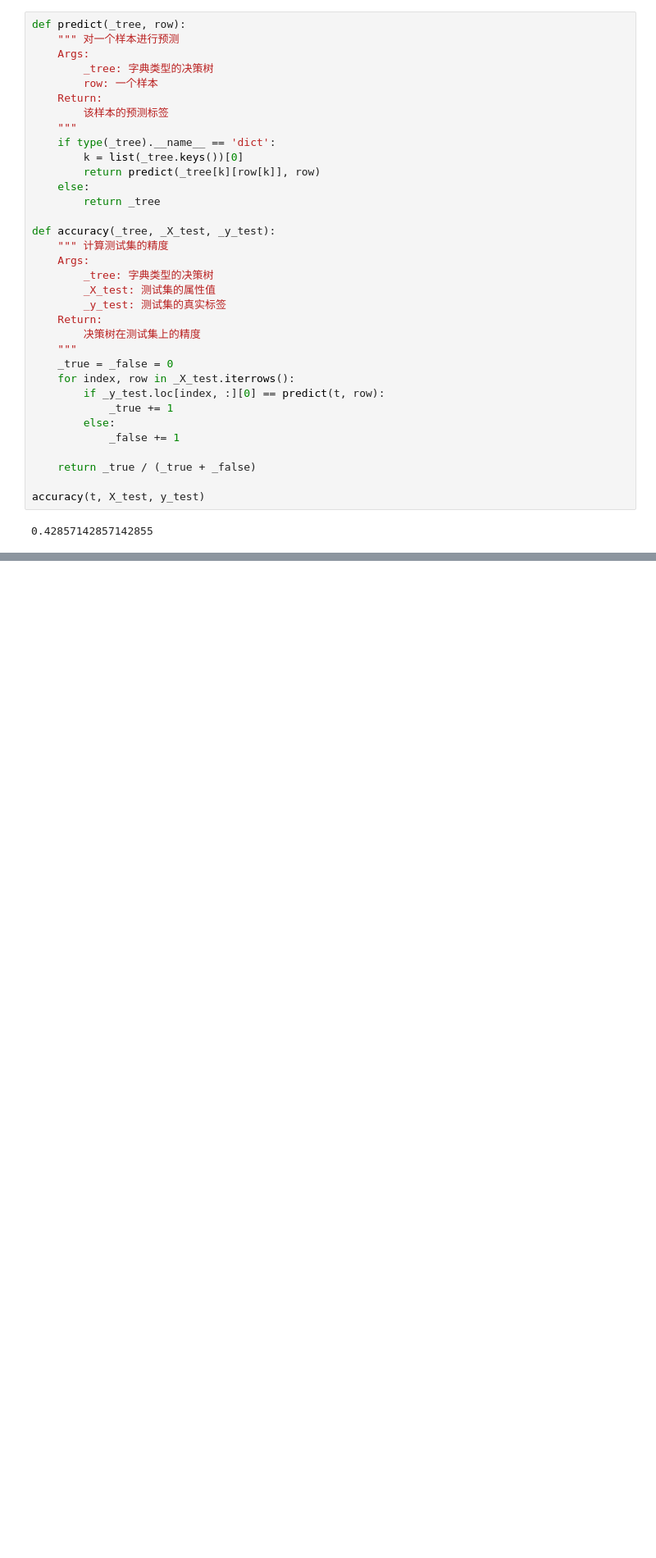
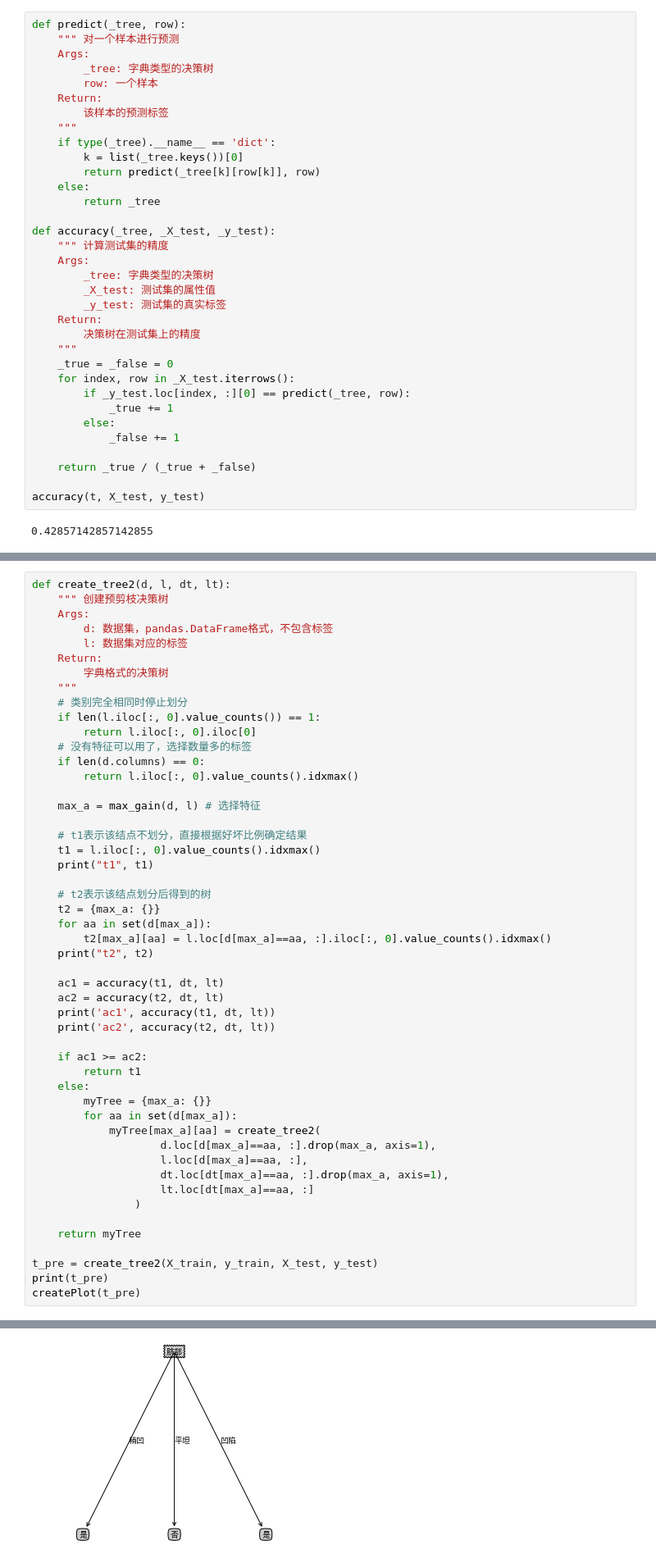
Before and after one commit to coder-ss/ss-cheat-sheet-ml, a Jupyter notebook: decision-tree/pruning.ipynb, the cells around one changed output, grey strips where cells are left out. Shown at 82% size. Cells and saved outputs as stored; diff of their text form; blank space fills up the shorter version.

```diff
--- a/decision-tree/pruning.ipynb
+++ b/decision-tree/pruning.ipynb
@@ -330,7 +330,7 @@ def accuracy(_tree, _X_test, _y_test):
     """
     _true = _false = 0
     for index, row in _X_test.iterrows():
-        if _y_test.loc[index, :][0] == predict(t, row):
+        if _y_test.loc[index, :][0] == predict(_tree, row):
             _true += 1
         else:
             _false += 1
@@ -342,0 +349,51 @@ accuracy(t, X_test, y_test)
+# %%
+def create_tree2(d, l, dt, lt):
+    """ 创建预剪枝决策树
+    Args:
+        d: 数据集，pandas.DataFrame格式，不包含标签
+        l: 数据集对应的标签
+    Return:
+        字典格式的决策树
+    """
+    # 类别完全相同时停止划分
+    if len(l.iloc[:, 0].value_counts()) == 1:
+        return l.iloc[:, 0].iloc[0]
+    # 没有特征可以用了，选择数量多的标签
+    if len(d.columns) == 0:
+        return l.iloc[:, 0].value_counts().idxmax()
+
+    max_a = max_gain(d, l) # 选择特征
+
+    # t1表示该结点不划分，直接根据好坏比例确定结果
+    t1 = l.iloc[:, 0].value_counts().idxmax()
+    print("t1", t1)
+
+    # t2表示该结点划分后得到的树
+    t2 = {max_a: {}}
+    for aa in set(d[max_a]):
+        t2[max_a][aa] = l.loc[d[max_a]==aa, :].iloc[:, 0].value_counts().idxmax()
+    print("t2", t2)
+
+    ac1 = accuracy(t1, dt, lt)
+    ac2 = accuracy(t2, dt, lt)
+    print('ac1', accuracy(t1, dt, lt))
+    print('ac2', accuracy(t2, dt, lt))
+
+    if ac1 >= ac2:
+        return t1
+    else:
+        myTree = {max_a: {}}
+        for aa in set(d[max_a]):
+            myTree[max_a][aa] = create_tree2(
+                    d.loc[d[max_a]==aa, :].drop(max_a, axis=1),
+                    l.loc[d[max_a]==aa, :],
+                    dt.loc[dt[max_a]==aa, :].drop(max_a, axis=1),
+                    lt.loc[dt[max_a]==aa, :]
+                )
+
+    return myTree
+
+t_pre = create_tree2(X_train, y_train, X_test, y_test)
+print(t_pre)
+createPlot(t_pre)
+# %% [output]
@@ -342,0 +413 @@ accuracy(t, X_test, y_test)
+[figure, added]
```
Also changed, not shown: parts of 10 cells of this notebook.
